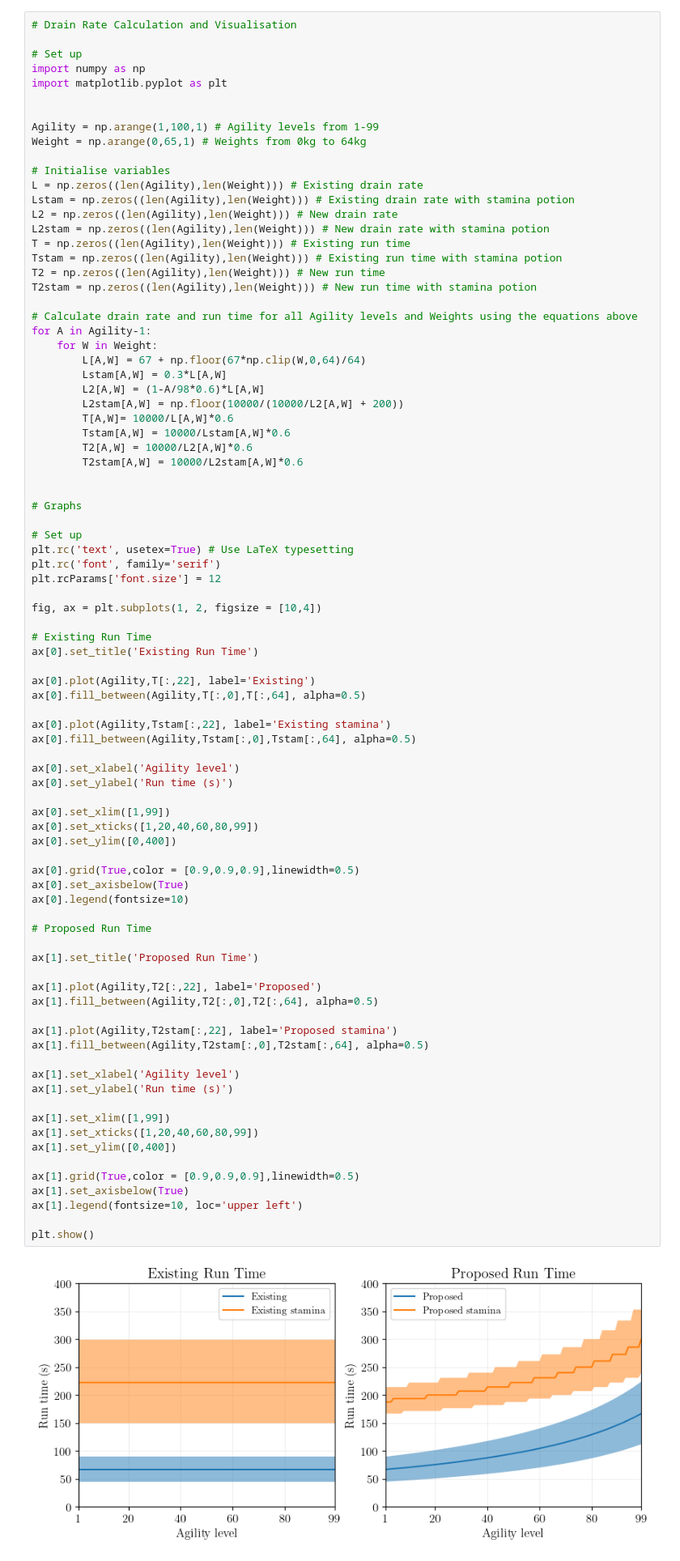
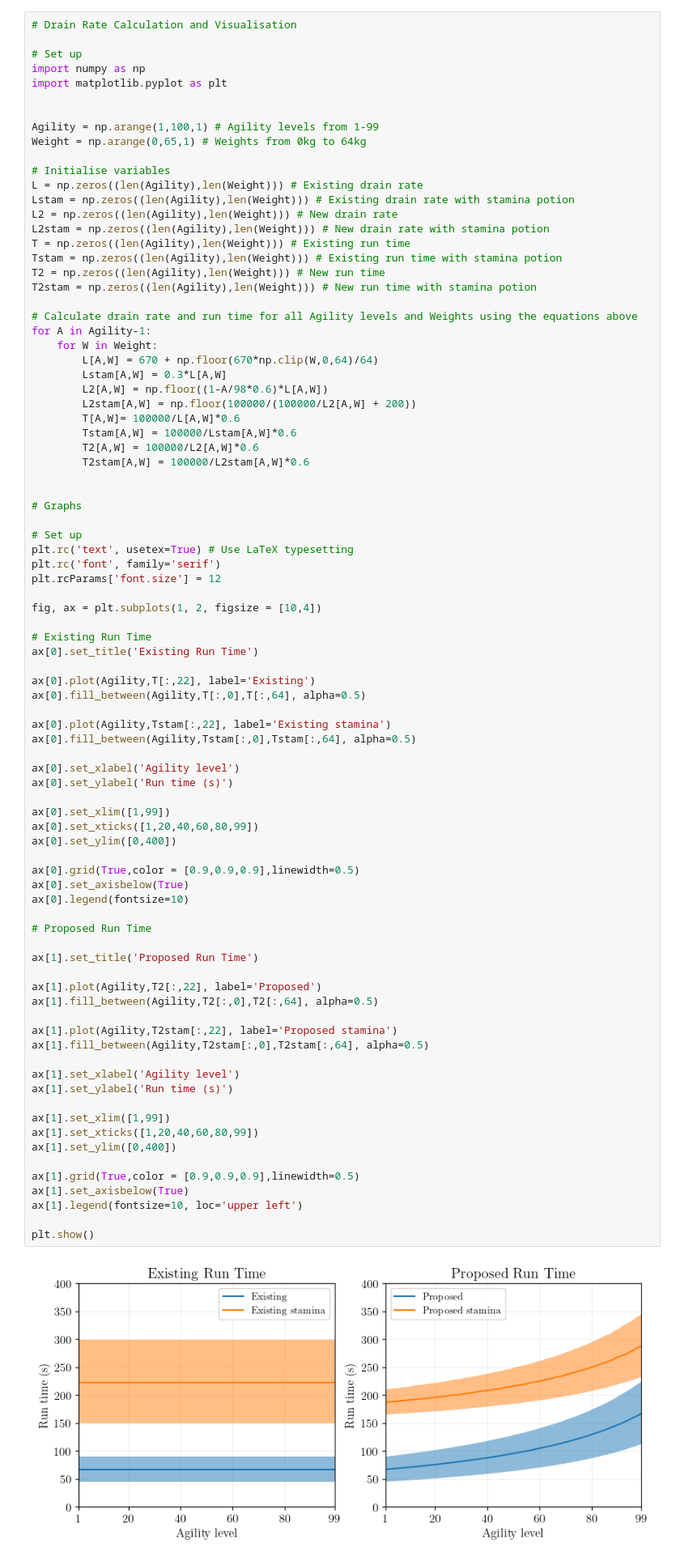
Before and after one commit to Euronaut-OSRS/Run_energy_suggestion, a Jupyter notebook: Run Energy Rework.ipynb, the cells around one changed output. Shown at 81% size. Saved outputs shown, nothing was run; the diff lists cells and outputs as text.

```diff
--- a/Run Energy Rework.ipynb
+++ b/Run Energy Rework.ipynb
@@ -83,14 +86,14 @@ T2stam = np.zeros((len(Agility),len(Weight))) # New run time with stamina potion
 # Calculate drain rate and run time for all Agility levels and Weights using the equations above
 for A in Agility-1:
     for W in Weight:
-        L[A,W] = 67 + np.floor(67*np.clip(W,0,64)/64)
+        L[A,W] = 670 + np.floor(670*np.clip(W,0,64)/64)
         Lstam[A,W] = 0.3*L[A,W]
-        L2[A,W] = (1-A/98*0.6)*L[A,W]
-        L2stam[A,W] = np.floor(10000/(10000/L2[A,W] + 200))
-        T[A,W]= 10000/L[A,W]*0.6
-        Tstam[A,W] = 10000/Lstam[A,W]*0.6
-        T2[A,W] = 10000/L2[A,W]*0.6
-        T2stam[A,W] = 10000/L2stam[A,W]*0.6
+        L2[A,W] = np.floor((1-A/98*0.6)*L[A,W])
+        L2stam[A,W] = np.floor(100000/(100000/L2[A,W] + 200))
+        T[A,W]= 100000/L[A,W]*0.6
+        Tstam[A,W] = 100000/Lstam[A,W]*0.6
+        T2[A,W] = 100000/L2[A,W]*0.6
+        T2stam[A,W] = 100000/L2stam[A,W]*0.6
 
 
 # Graphs
@@ -118,31 +121,31 @@ ax[0].set_xlim([1,99])
 ax[0].set_xticks([1,20,40,60,80,99])
 ax[0].set_ylim([0,400])
 
 ax[0].grid(True,color = [0.9,0.9,0.9],linewidth=0.5)
 ax[0].set_axisbelow(True)
 ax[0].legend(fontsize=10)
 
 # Proposed Run Time
 
 ax[1].set_title('Proposed Run Time')
 
 ax[1].plot(Agility,T2[:,22], label='Proposed')
 ax[1].fill_between(Agility,T2[:,0],T2[:,64], alpha=0.5)
 
 ax[1].plot(Agility,T2stam[:,22], label='Proposed stamina')
 ax[1].fill_between(Agility,T2stam[:,0],T2stam[:,64], alpha=0.5)
 
 ax[1].set_xlabel('Agility level')
 ax[1].set_ylabel('Run time (s)')
 
 ax[1].set_xlim([1,99])
 ax[1].set_xticks([1,20,40,60,80,99])
 ax[1].set_ylim([0,400])
 
 ax[1].grid(True,color = [0.9,0.9,0.9],linewidth=0.5)
 ax[1].set_axisbelow(True)
 ax[1].legend(fontsize=10, loc='upper left')
 
 plt.show()
 # %% [output]
-[figure, old version]
+[figure, new version]
```
Also changed, not shown: parts of 5 cells of this notebook.
